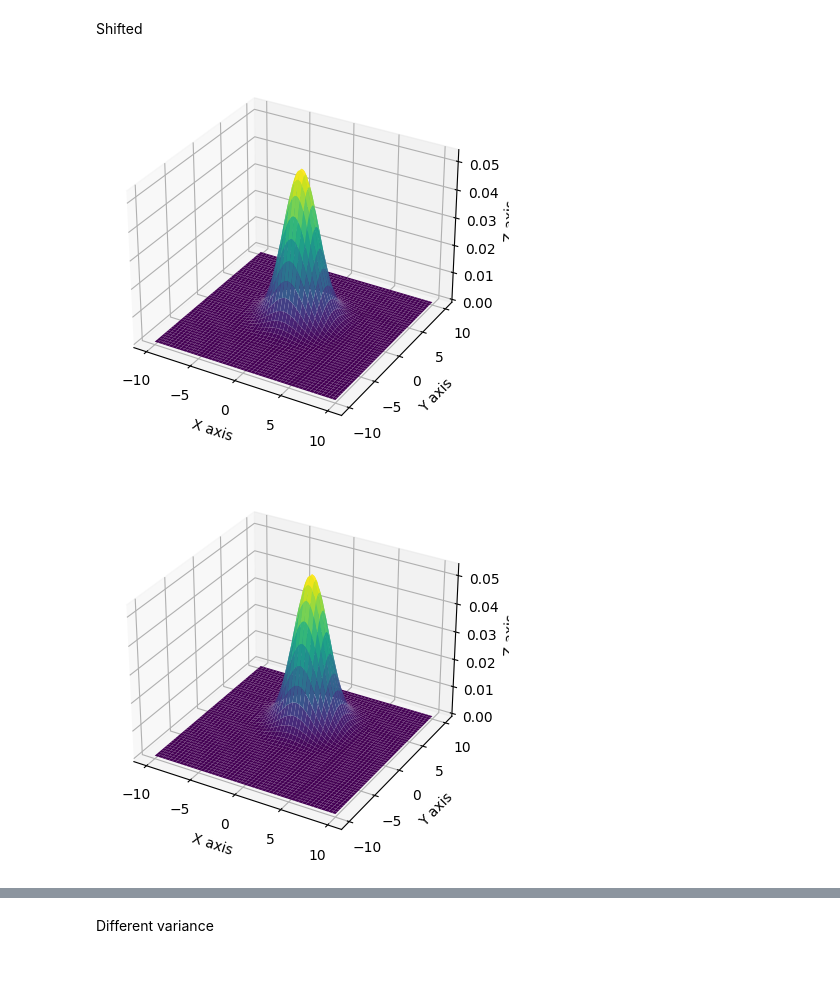
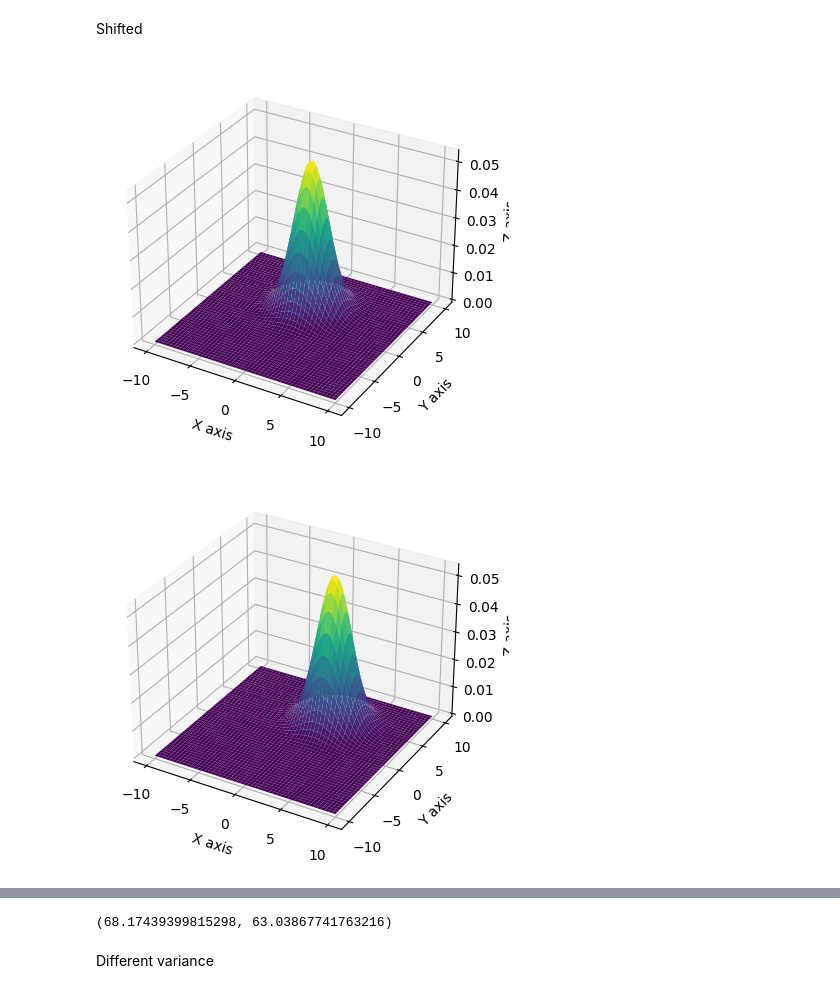
Before and after one commit to Rachel-0420/Cross-Entropy-Fast-Transient, a Jupyter notebook: HighD Normal Distribution.ipynb, the cells around one changed output, grey strips where cells are left out. Drawn from its saved outputs; the diff is of its cells as text; code cells hidden in the pictures.

Commit message:
added "integrals" of cross entropy

```diff
--- a/HighD Normal Distribution.ipynb
+++ b/HighD Normal Distribution.ipynb
@@ -7,38 +9,54 @@ from scipy.stats import multivariate_normal
 # %% [markdown]
 Shifted
 # %%
-mu_x, mu_y, mu_z = 0, 1, 3
+H_x12 = []
+H_y12 = []
+
+ref_1, ref_2 = 0, 0
+
+mu_x1, mu_y1 = 0, 3
+mu_x2, mu_y2 = 2, 4
+
 variance = 3
 
 x = np.linspace(-10,10,500)
 y = np.linspace(-10,10,500)
+
 X, Y = np.meshgrid(x,y)
 pos = np.empty(X.shape + (2,))
 pos[:, :, 0] = X; pos[:, :, 1] = Y
-rv_1 = multivariate_normal([mu_x, mu_y], [[variance, 0], [0, variance]])
-rv_2 = multivariate_normal([mu_x, mu_z], [[variance, 0], [0, variance]])
-rv_3 = multivariate_normal([mu_y, mu_z], [[variance, 0], [0, variance]])
+
+func_1 = multivariate_normal([mu_x1, mu_y1], [[variance, 0], [0, variance]])
+func_2 = multivariate_normal([mu_x2, mu_y2], [[variance, 0], [0, variance]])
 
 fig, ax = plt.subplots(subplot_kw = {"projection": "3d"})
-ax.plot_surface(X, Y, rv_1.pdf(pos),cmap='viridis',linewidth=0)
+ax.plot_surface(X, Y, func_1.pdf(pos),cmap='viridis',linewidth=0)
 ax.set_xlabel('X axis')
 ax.set_ylabel('Y axis')
 ax.set_zlabel('Z axis')
 plt.show()
 
 fig, ax = plt.subplots(subplot_kw = {"projection": "3d"})
-ax.plot_surface(X, Y, rv_2.pdf(pos),cmap='viridis',linewidth=0)
+ax.plot_surface(X, Y, func_2.pdf(pos),cmap='viridis',linewidth=0)
 ax.set_xlabel('X axis')
 ax.set_ylabel('Y axis')
 ax.set_zlabel('Z axis')
 plt.show()
 
-fig, ax = plt.subplots(subplot_kw = {"projection": "3d"})
-ax.plot_surface(X, Y, rv_3.pdf(pos),cmap='viridis',linewidth=0)
-ax.set_xlabel('X axis')
-ax.set_ylabel('Y axis')
-ax.set_zlabel('Z axis')
-plt.show()
+# projections
+pdf_x1 = norm.pdf(x, mu_x1, variance)
+pdf_y1 = norm.pdf(y, mu_y1, variance)
+pdf_x2 = norm.pdf(x, mu_x2, variance)
+pdf_y2 = norm.pdf(y, mu_y2, variance)
+
+for i in range(len(pdf_x1)):
+  H_x12.append(- pdf_x1[i] * math.log(pdf_x2[i]))
+  H_y12.append(- pdf_y1[i] * math.log(pdf_y2[i]))
+  ref_1 += H_x12[i]
+  ref_2 += H_y12[i]
+
+# ref is the 'integral' of cross entropy
+print((ref_1, ref_2))
 # %% [output]
-[figure, old version]
+[figure, new version]
-[figure, old version]
+[figure, new version]
@@ -46,3 +63,4 @@ plt.show()
+(68.17439399815298, 63.03867741763216)
 # %% [markdown]
 Different variance
 # %%
```
Also changed, not shown: parts of 3 cells of this notebook.
